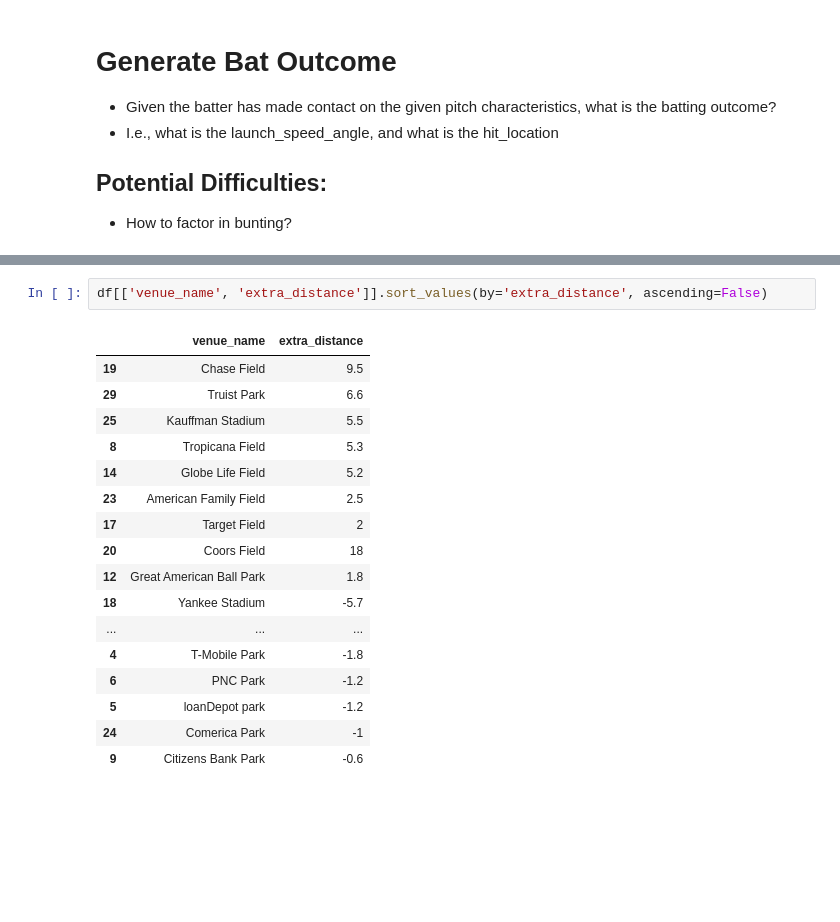
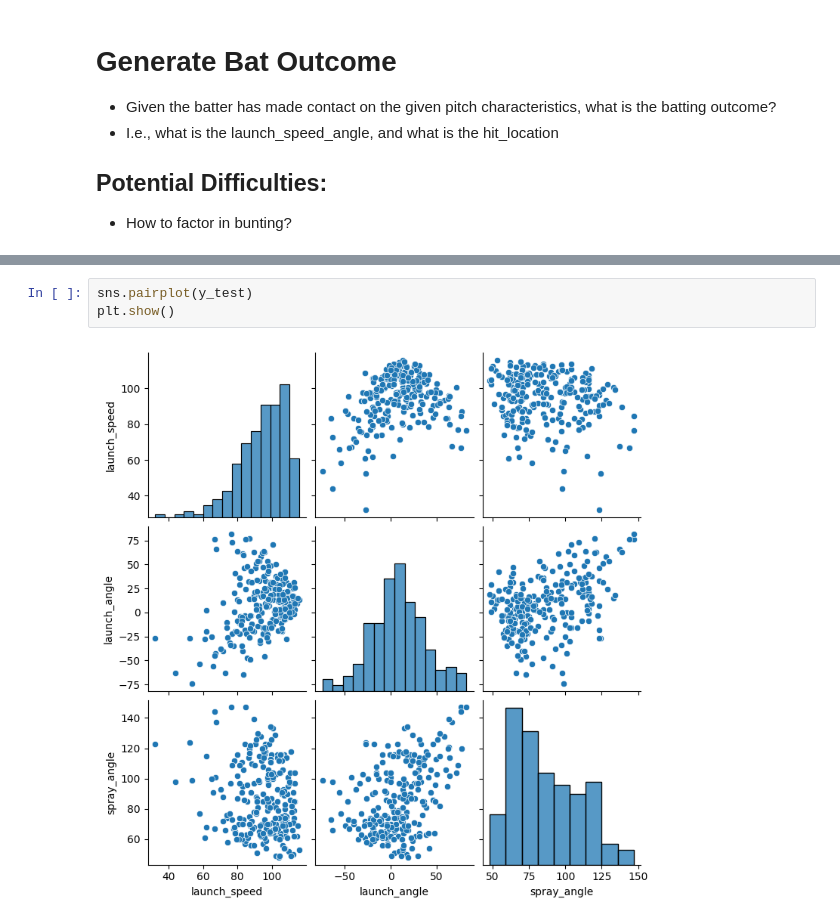
Before and after one commit to reecetec/mlb_simulator, a Jupyter notebook: notebooks/4.0-hit-outcome.ipynb, the cells around one changed output, grey strips where cells are left out. Drawn from its saved outputs; the diff is of its cells as text; blank space fills up the shorter version.

```diff
--- a/notebooks/4.0-hit-outcome.ipynb
+++ b/notebooks/4.0-hit-outcome.ipynb
@@ -174,20 +26,5 @@ Index(['year', 'venue_id', 'venue_name', 'main_team_id', 'name_display_club',
-# %%
-df[['venue_name', 'extra_distance']].sort_values(by='extra_distance', ascending=False)
-# %% [output]
-|  | venue_name | extra_distance |
-| 19 | Chase Field | 9.5 |
-| 29 | Truist Park | 6.6 |
-| 25 | Kauffman Stadium | 5.5 |
-| 8 | Tropicana Field | 5.3 |
-| 14 | Globe Life Field | 5.2 |
-| 23 | American Family Field | 2.5 |
-| 17 | Target Field | 2 |
-| 20 | Coors Field | 18 |
-| 12 | Great American Ball Park | 1.8 |
-| 18 | Yankee Stadium | -5.7 |
-| ... | ... | ... |
-| 4 | T-Mobile Park | -1.8 |
-| 6 | PNC Park | -1.2 |
-| 5 | loanDepot park | -1.2 |
-| 24 | Comerica Park | -1 |
-| 9 | Citizens Bank Park | -0.6 |
+# %%
+sns.pairplot(y_test)
+plt.show()
+# %% [output]
+[figure, added]
```
Also changed, not shown: parts of 32 cells of this notebook, 10 other files.
